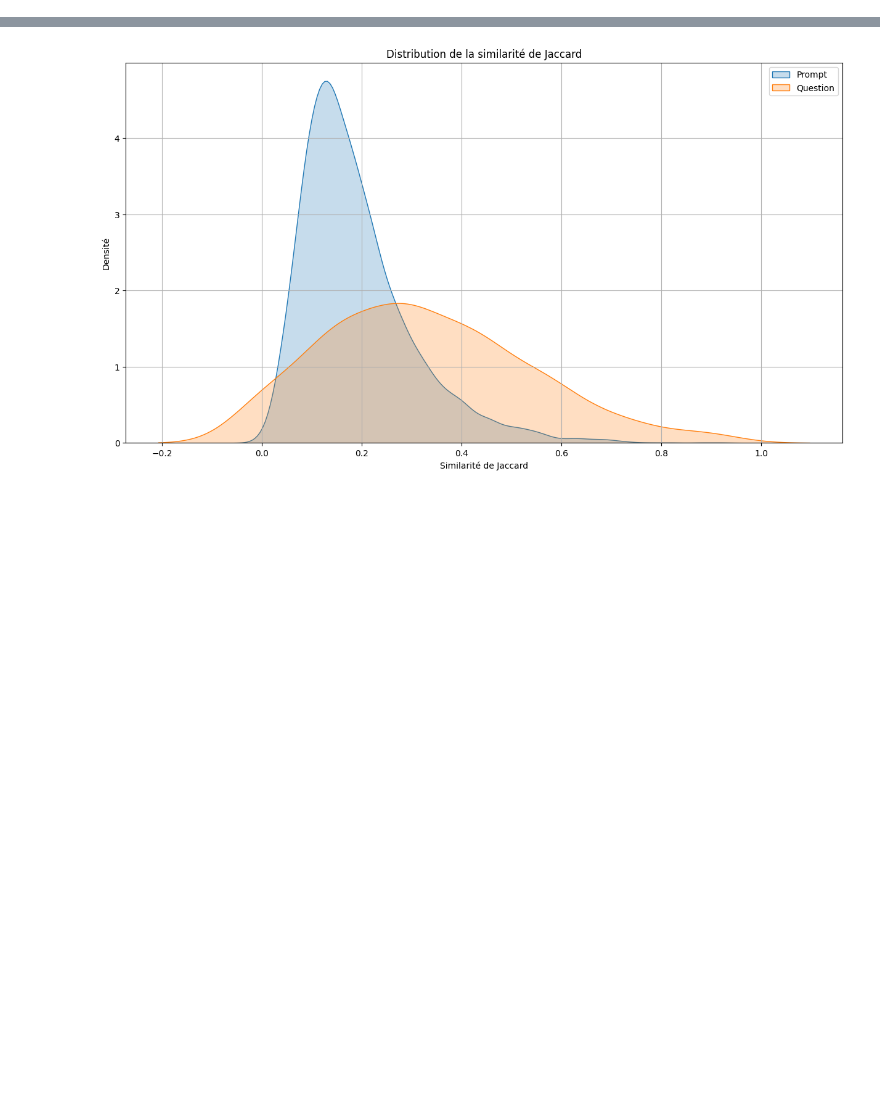
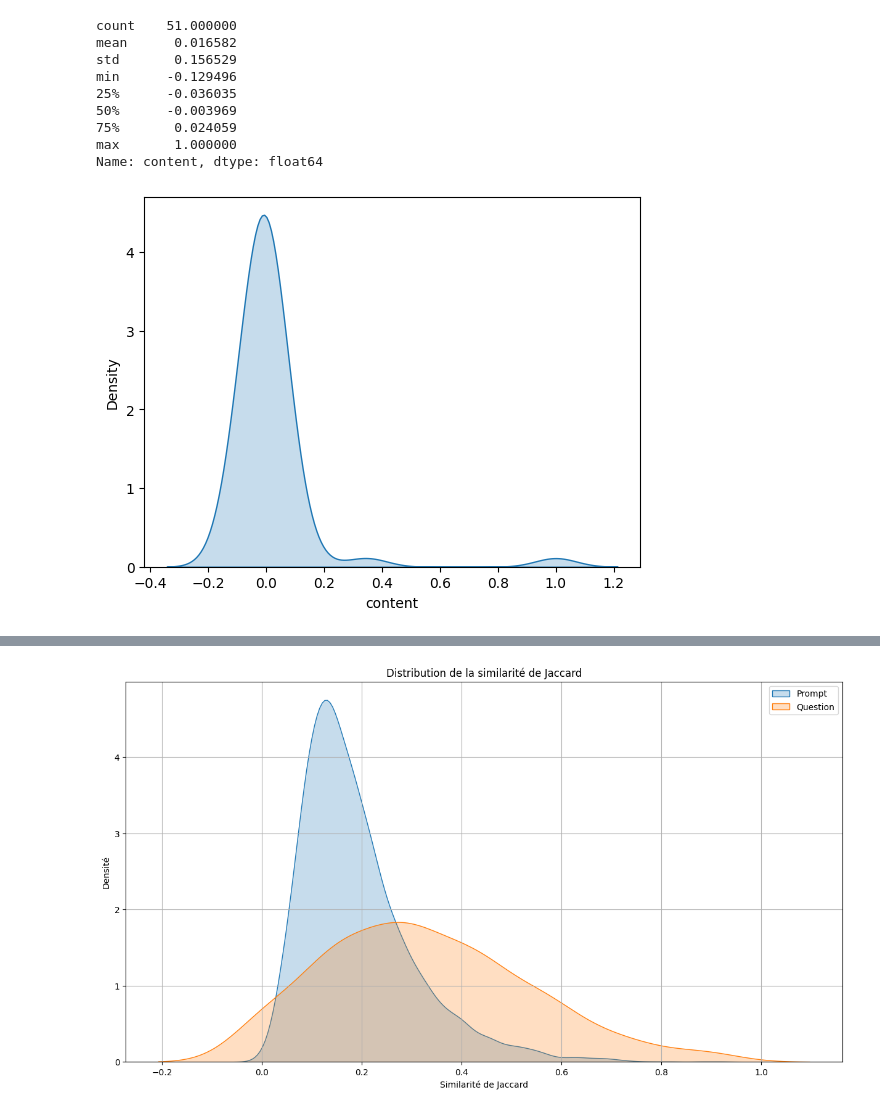
Before and after one commit to Camille9999/Simplon-Certification, a Jupyter notebook: amelioration_projet/feature_engineering.ipynb, the cells around one changed output, grey strips where cells are left out. Cells and saved outputs as stored; diff of their text form; code cells hidden in the pictures; blank space fills up the shorter version.

```diff
--- a/amelioration_projet/feature_engineering.ipynb
+++ b/amelioration_projet/feature_engineering.ipynb
@@ -153,3 +223,6 @@ df_train_prompt['ner_question'] = df_train_prompt.apply(lambda row: ner(row['pro
+# %%
+content_reductor = tfidf_reductor(df_train_summaries, 'content')
+wording_reductor = tfidf_reductor(df_train_summaries, 'wording')
 # %%
 # This function applies all the above preprocessing functions on a text feature
 def feature_engineer(dataframe: pd.DataFrame, feature: str = 'text') -> pd.DataFrame:
@@ -237,0 +339,3 @@ sns.heatmap(corr, annot=True);
+# %%
+df_train_summaries_content = pd.concat([df_train_summaries[['content'] + FEATURES], vector_to_df(df_train_summaries, content_reductor)], axis=1).rename({i : str(i) for i in range(50)}, axis=1)
+df_train_summaries_content.head()
@@ -237,0 +349,15 @@ sns.heatmap(corr, annot=True);
+# %%
+corr = df_train_summaries_content[['content'] + [str(i) for i in range(50)]].corr()
+sns.kdeplot(corr['content'], fill=True)
+corr['content'].describe()
+# %% [output]
+count    51.000000
+mean      0.016582
+std       0.156529
+min      -0.129496
+25%      -0.036035
+50%      -0.003969
+75%       0.024059
+max       1.000000
+Name: content, dtype: float64
+[figure, added]
```
Also changed, not shown: parts of 50 cells of this notebook, 2 other files.
